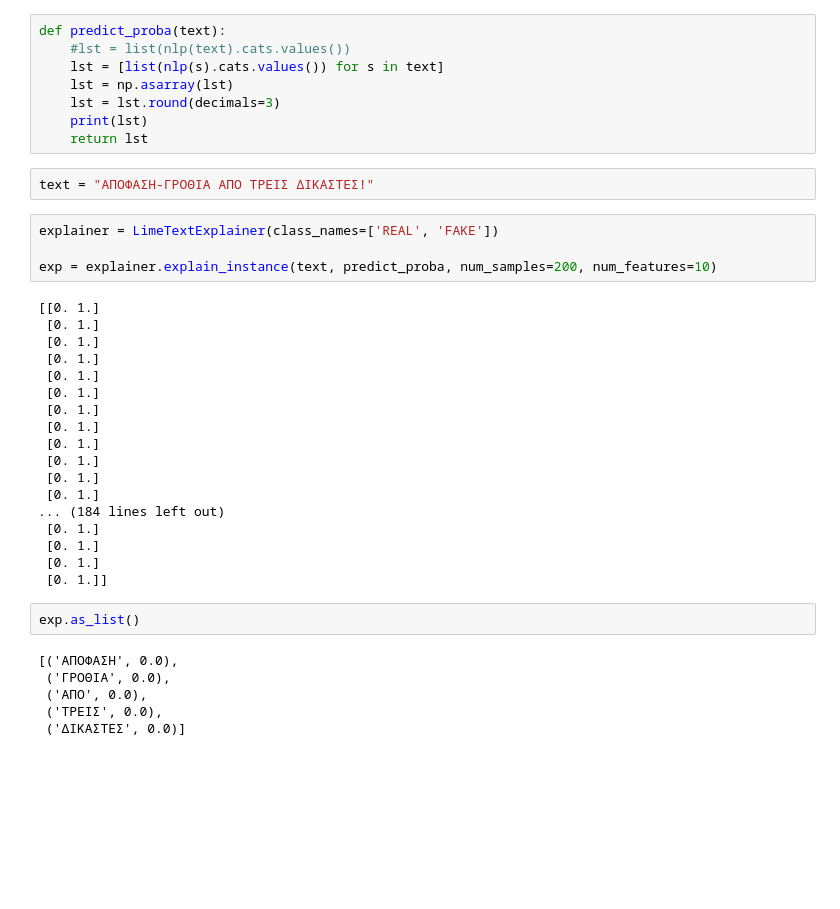
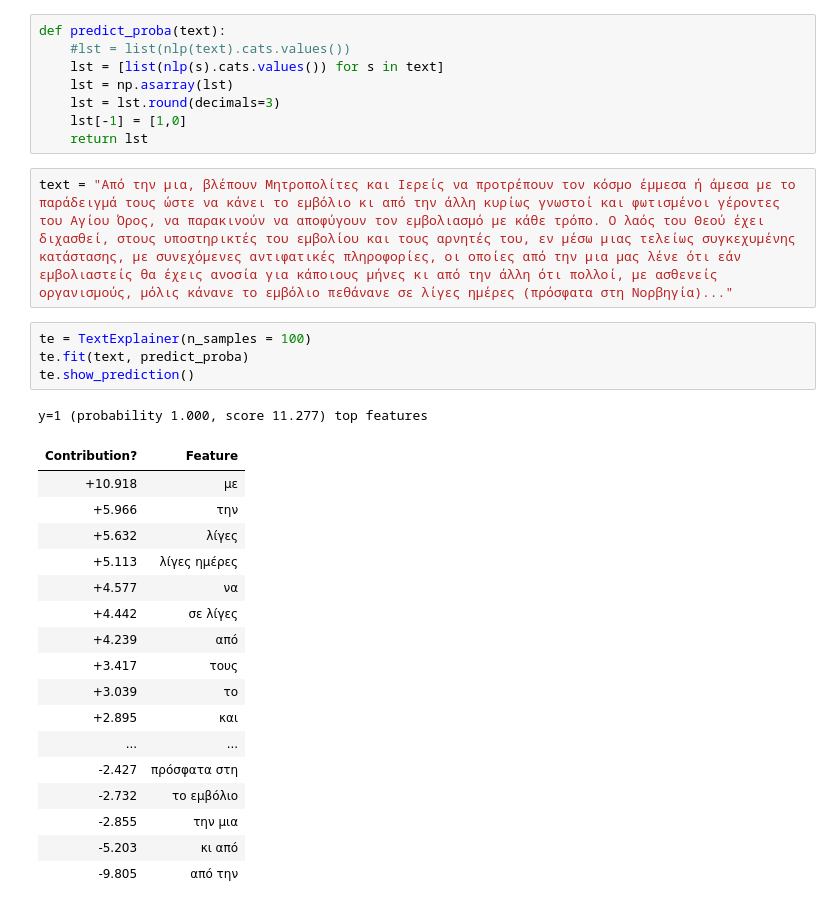
Before and after one commit to derevirn/gfn-detector, a Jupyter notebook: notebooks/gfn-explain.ipynb, the cells around one changed output. Drawn from its saved outputs; the diff is of its cells as text; blank space fills up the shorter version.

```diff
--- a/notebooks/gfn-explain.ipynb
+++ b/notebooks/gfn-explain.ipynb
@@ -10,37 +13,30 @@ def predict_proba(text):
     lst = [list(nlp(s).cats.values()) for s in text]
     lst = np.asarray(lst)
     lst = lst.round(decimals=3)
-    print(lst)
+    lst[-1] = [1,0]
     return lst
-# %%
-text = "ΑΠΟΦΑΣΗ-ΓΡΟΘΙΑ ΑΠΟ ΤΡΕΙΣ ΔΙΚΑΣΤΕΣ!"
-# %%
-explainer = LimeTextExplainer(class_names=['REAL', 'FAKE'])
-
-exp = explainer.explain_instance(text, predict_proba, num_samples=200, num_features=10)
-# %% [output]
-[[0. 1.]
- [0. 1.]
- [0. 1.]
- [0. 1.]
- [0. 1.]
- [0. 1.]
- [0. 1.]
- [0. 1.]
- [0. 1.]
- [0. 1.]
- [0. 1.]
- [0. 1.]
-... (184 lines left out)
- [0. 1.]
- [0. 1.]
- [0. 1.]
- [0. 1.]]
-# %%
-exp.as_list()
-# %% [output]
-[('ΑΠΟΦΑΣΗ', 0.0),
- ('ΓΡΟΘΙΑ', 0.0),
- ('ΑΠΟ', 0.0),
- ('ΤΡΕΙΣ', 0.0),
- ('ΔΙΚΑΣΤΕΣ', 0.0)]
+# %%
+text = "Από την μια, βλέπουν Μητροπολίτες και Ιερείς να προτρέπουν τον κόσμο έμμεσα ή άμεσα με το παράδειγμά τους ώστε να κάνει το εμβόλιο κι από την άλλη κυρίως γνωστοί και φωτισμένοι γέροντες του Αγίου Όρος, να παρακινούν να αποφύγουν τον εμβολιασμό με κάθε τρόπο. Ο λαός του Θεού έχει διχασθεί, στους υποστηρικτές του εμβολίου και τους αρνητές του, εν μέσω μιας τελείως συγκεχυμένης κατάστασης, με συνεχόμενες αντιφατικές πληροφορίες, οι οποίες από την μια μας λένε ότι εάν εμβολιαστείς θα έχεις ανοσία για κάποιους μήνες κι από την άλλη ότι πολλοί, με ασθενείς οργανισμούς, μόλις κάνανε το εμβόλιο πεθάνανε σε λίγες ημέρες (πρόσφατα στη Νορβηγία)..."
+# %%
+te = TextExplainer(n_samples = 100)
+te.fit(text, predict_proba)
+te.show_prediction()
+# %% [output]
+y=1 (probability 1.000, score 11.277) top features
+| Contribution? | Feature |
+| +10.918 | με |
+| +5.966 | την |
+| +5.632 | λίγες |
+| +5.113 | λίγες ημέρες |
+| +4.577 | να |
+| +4.442 | σε λίγες |
+| +4.239 | από |
+| +3.417 | τους |
+| +3.039 | το |
+| +2.895 | και |
+| ... | ... |
+| -2.427 | πρόσφατα στη |
+| -2.732 | το εμβόλιο |
+| -2.855 | την μια |
+| -5.203 | κι από |
+| -9.805 | από την |
```
Also changed, not shown: parts of 1 cell of this notebook, 1 other file.
